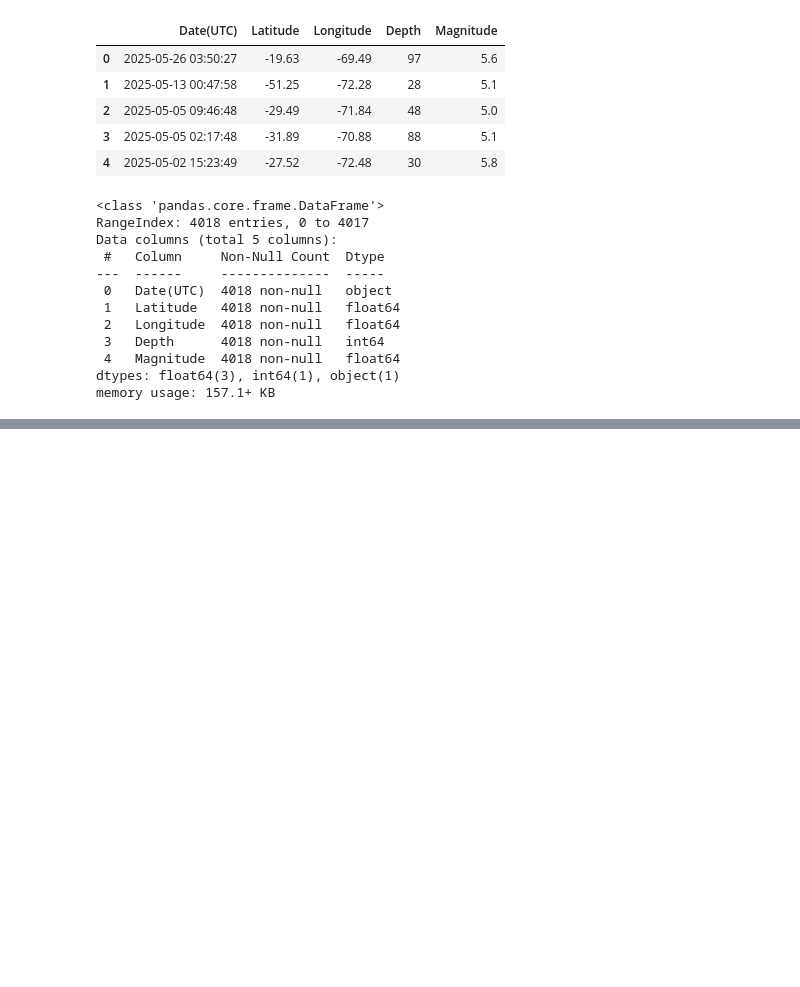
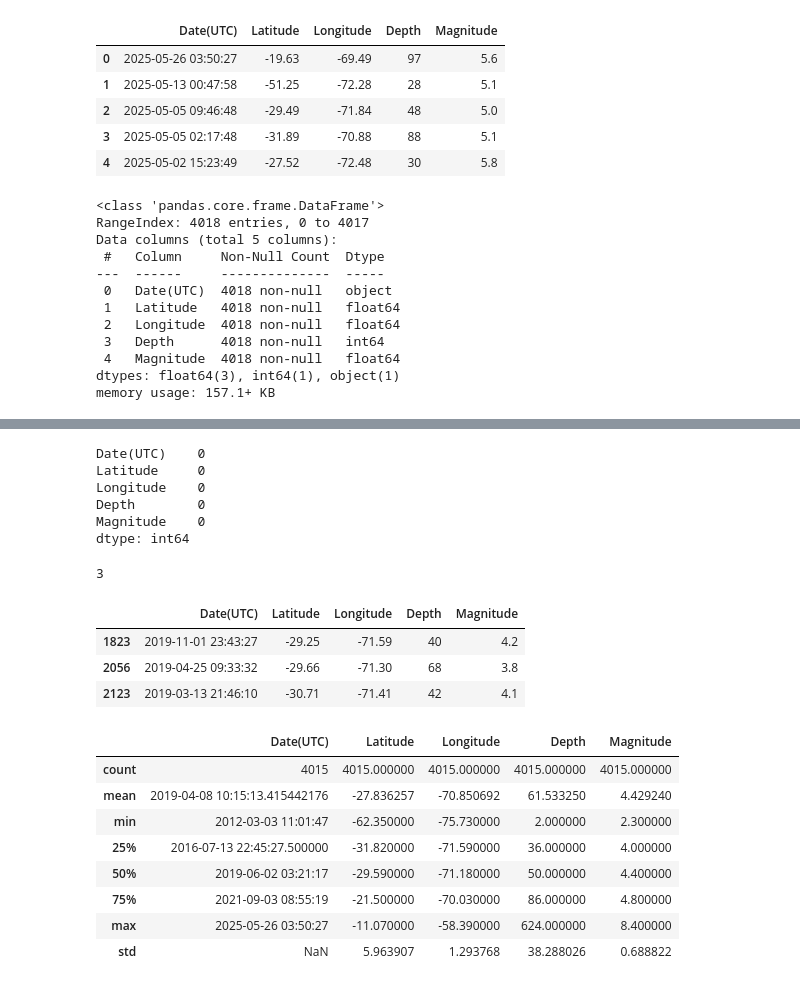
Before and after one commit to Branlut/terremos-Chile, a Jupyter notebook: analisis.ipynb, the cells around one changed output, grey strips where cells are left out. Drawn from its saved outputs; the diff is of its cells as text; code cells hidden in the pictures; blank space fills up the shorter version.

```diff
--- a/analisis.ipynb
+++ b/analisis.ipynb
@@ -27,0 +47,21 @@ memory usage: 157.1+ KB
+# %%
+df_sismos.isna().sum()
+# %% [output]
+Date(UTC)    0
+Latitude     0
+Longitude    0
+Depth        0
+Magnitude    0
+dtype: int64
+# %%
+df_sismos.duplicated().sum()
+# %% [output]
+3
+# %%
+duplicados = df_sismos[df_sismos.duplicated()]
+duplicados
+# %% [output]
+|  | Date(UTC) | Latitude | Longitude | Depth | Magnitude |
+| 1823 | 2019-11-01 23:43:27 | -29.25 | -71.59 | 40 | 4.2 |
+| 2056 | 2019-04-25 09:33:32 | -29.66 | -71.30 | 68 | 3.8 |
+| 2123 | 2019-03-13 21:46:10 | -30.71 | -71.41 | 42 | 4.1 |
@@ -27,0 +70,12 @@ memory usage: 157.1+ KB
+# %%
+df_sismos.describe()
+# %% [output]
+|  | Date(UTC) | Latitude | Longitude | Depth | Magnitude |
+| count | 4015 | 4015.000000 | 4015.000000 | 4015.000000 | 4015.000000 |
+| mean | 2019-04-08 10:15:13.415442176 | -27.836257 | -70.850692 | 61.533250 | 4.429240 |
+| min | 2012-03-03 11:01:47 | -62.350000 | -75.730000 | 2.000000 | 2.300000 |
+| 25% | 2016-07-13 22:45:27.500000 | -31.820000 | -71.590000 | 36.000000 | 4.000000 |
+| 50% | 2019-06-02 03:21:17 | -29.590000 | -71.180000 | 50.000000 | 4.400000 |
+| 75% | 2021-09-03 08:55:19 | -21.500000 | -70.030000 | 86.000000 | 4.800000 |
+| max | 2025-05-26 03:50:27 | -11.070000 | -58.390000 | 624.000000 | 8.400000 |
+| std | NaN | 5.963907 | 1.293768 | 38.288026 | 0.688822 |
```
Also changed, not shown: parts of 11 cells of this notebook.
